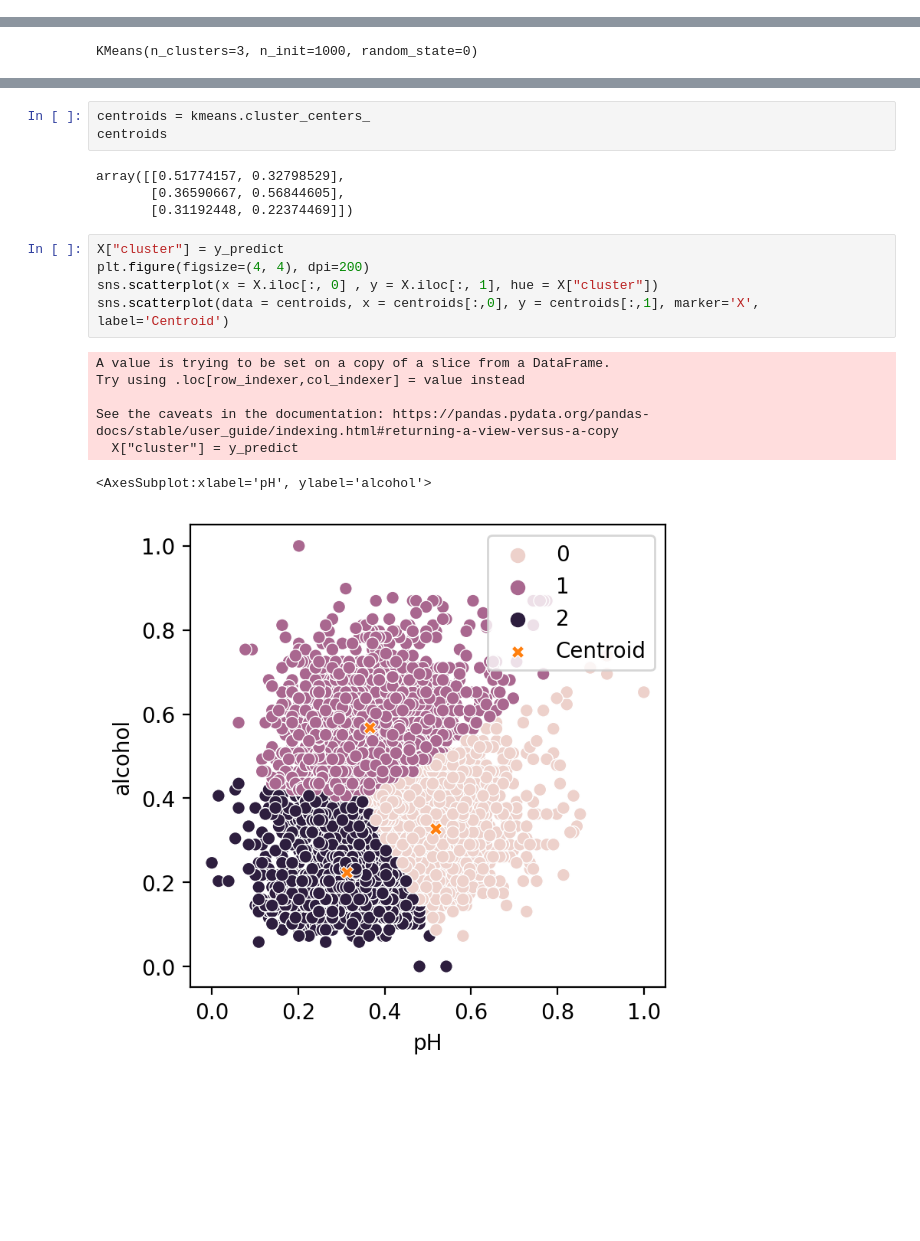
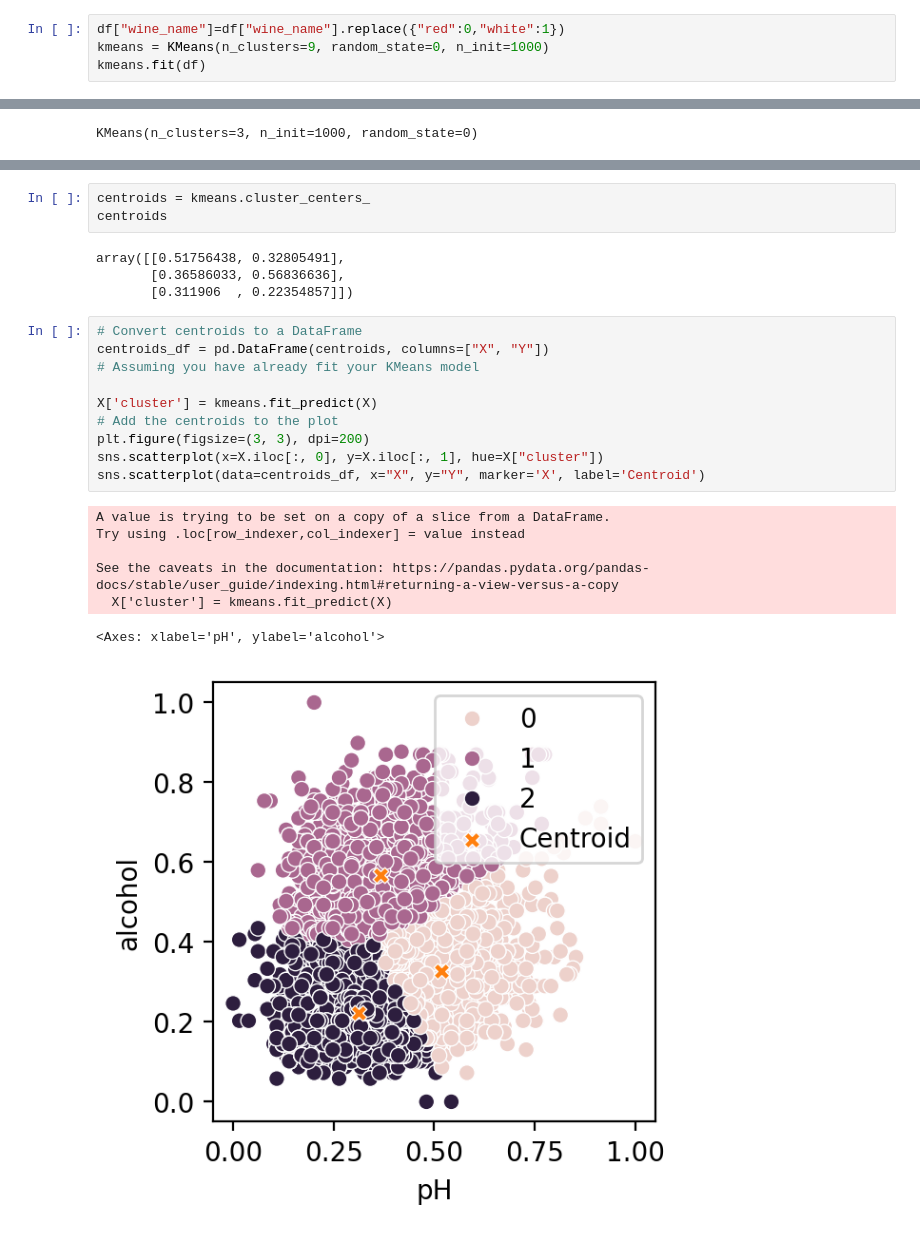
Before and after one commit to dmml-heriot-watt/group-coursework-dmml_cw, a Jupyter notebook: notebooks/K_Means_Clustering.ipynb, the cells around one changed output, grey strips where cells are left out. Saved outputs shown, nothing was run; the diff lists cells and outputs as text; blank space fills up the shorter version.

```diff
--- a/notebooks/K_Means_Clustering.ipynb
+++ b/notebooks/K_Means_Clustering.ipynb
@@ -26,0 +31,4 @@ df.head()
+# %%
+df["wine_name"]=df["wine_name"].replace({"red":0,"white":1})
+kmeans = KMeans(n_clusters=9, random_state=0, n_init=1000)
+kmeans.fit(df)
@@ -83,19 +363,24 @@ array([0, 2, 2, ..., 2, 1, 1])
 centroids = kmeans.cluster_centers_
 centroids
 # %% [output]
-array([[0.51774157, 0.32798529],
-       [0.36590667, 0.56844605],
-       [0.31192448, 0.22374469]])
+array([[0.51756438, 0.32805491],
+       [0.36586033, 0.56836636],
+       [0.311906  , 0.22354857]])
 # %%
-X["cluster"] = y_predict
-plt.figure(figsize=(4, 4), dpi=200)
-sns.scatterplot(x = X.iloc[:, 0] , y = X.iloc[:, 1], hue = X["cluster"])
-sns.scatterplot(data = centroids, x = centroids[:,0], y = centroids[:,1], marker='X', label='Centroid')
+# Convert centroids to a DataFrame
+centroids_df = pd.DataFrame(centroids, columns=["X", "Y"])
+# Assuming you have already fit your KMeans model
+
+X['cluster'] = kmeans.fit_predict(X)
+# Add the centroids to the plot
+plt.figure(figsize=(3, 3), dpi=200)
+sns.scatterplot(x=X.iloc[:, 0], y=X.iloc[:, 1], hue=X["cluster"])
+sns.scatterplot(data=centroids_df, x="X", y="Y", marker='X', label='Centroid')
 # %% [output]
 A value is trying to be set on a copy of a slice from a DataFrame.
 Try using .loc[row_indexer,col_indexer] = value instead
 
 See the caveats in the documentation: https://pandas.pydata.org/pandas-docs/stable/user_guide/indexing.html#returning-a-view-versus-a-copy
-  X["cluster"] = y_predict
+  X['cluster'] = kmeans.fit_predict(X)
-<AxesSubplot:xlabel='pH', ylabel='alcohol'>
+<Axes: xlabel='pH', ylabel='alcohol'>
-[figure, old version]
+[figure, new version]
```
Also changed, not shown: parts of 48 cells of this notebook, 5 other files.
